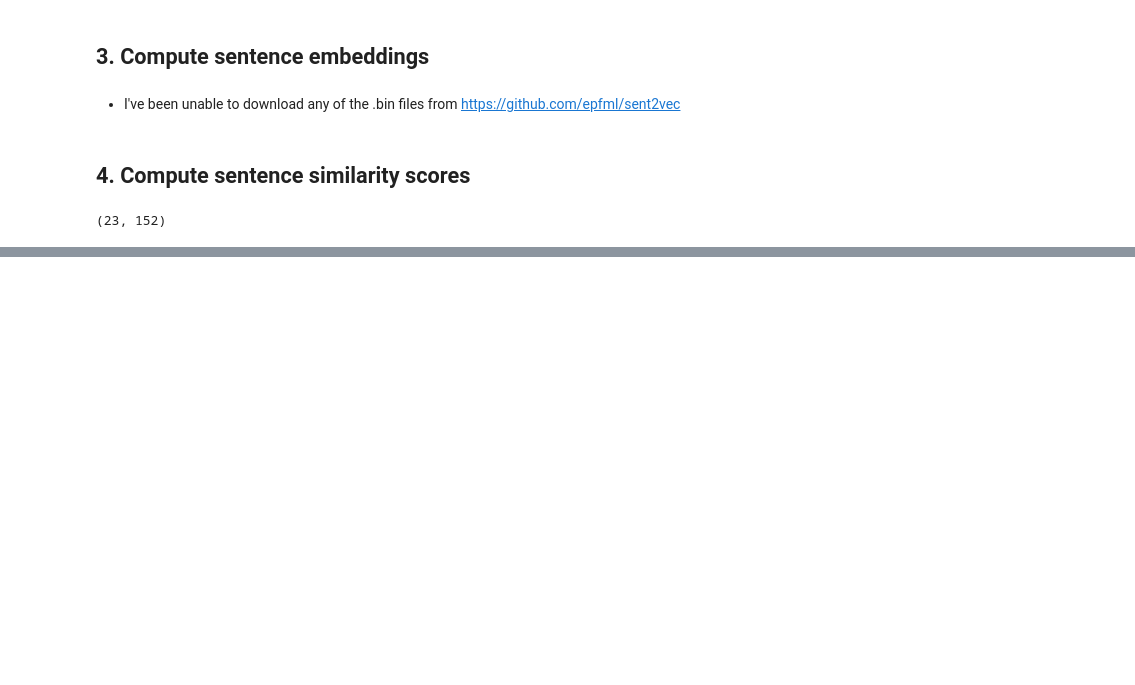
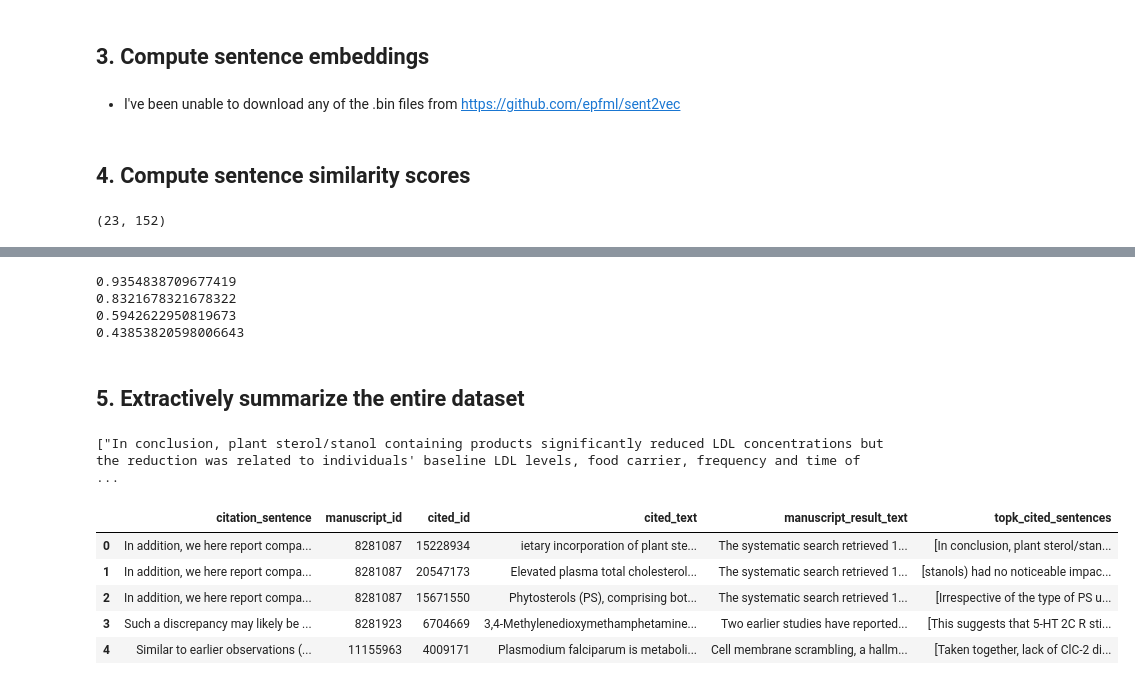
Before and after one commit to shengshimeiyan/citation-generation, a Jupyter notebook: notebooks/4_summarization.ipynb, the cells around one changed output, grey strips where cells are left out. Drawn from its saved outputs; the diff is of its cells as text; code cells hidden in the pictures; blank space fills up the shorter version.

```diff
--- a/notebooks/4_summarization.ipynb
+++ b/notebooks/4_summarization.ipynb
@@ -156,0 +133,5 @@ Another (5) looked at the efficacy and safety of plant sterols/stanols as choles
+# %%
+topk_cited_sentences = " ".join([p[-1] for p in topk_sentence_pairs])
+print(topk_cited_sentences)
+print()
+print(citation_sentence)
@@ -156,0 +142,8 @@ Another (5) looked at the efficacy and safety of plant sterols/stanols as choles
+# %%
+for i in range(1,5):
+    print(rouge_n(citation_sentence, topk_cited_sentences, n=i))
+# %% [output]
+0.9354838709677419
+0.8321678321678322
+0.5942622950819673
+0.43853820598006643
@@ -156,0 +176,19 @@ Another (5) looked at the efficacy and safety of plant sterols/stanols as choles
+# %% [markdown]
+## 5. Extractively summarize the entire dataset
+# %%
+all_topk_cited_sentences = dataset[["manuscript_result_text", "cited_text"]].apply(
+    lambda row: get_topk_citation_sentences(*row), axis=1
+)
+print(all_topk_cited_sentences[0])
+# %% [output]
+["In conclusion, plant sterol/stanol containing products significantly reduced LDL concentrations but the reduction was related to individuals' baseline LDL levels, food carrier, frequency and time of ...
+# %%
+dataset["topk_cited_sentences"] = all_topk_cited_sentences
+display(dataset.head())
+# %% [output]
+|  | citation_sentence | manuscript_id | cited_id | cited_text | manuscript_result_text | topk_cited_sentences |
+| 0 | In addition, we here report compa... | 8281087 | 15228934 | ietary incorporation of plant ste... | The systematic search retrieved 1... | [In conclusion, plant sterol/stan... |
+| 1 | In addition, we here report compa... | 8281087 | 20547173 | Elevated plasma total cholesterol... | The systematic search retrieved 1... | [stanols) had no noticeable impac... |
+| 2 | In addition, we here report compa... | 8281087 | 15671550 | Phytosterols (PS), comprising bot... | The systematic search retrieved 1... | [Irrespective of the type of PS u... |
+| 3 | Such a discrepancy may likely be ... | 8281923 | 6704669 | 3,4-Methylenedioxymethamphetamine... | Two earlier studies have reported... | [This suggests that 5-HT 2C R sti... |
+| 4 | Similar to earlier observations (... | 11155963 | 4009171 | Plasmodium falciparum is metaboli... | Cell membrane scrambling, a hallm... | [Taken together, lack of ClC-2 di... |
```
Also changed, not shown: parts of 21 cells of this notebook, 2 other files.
